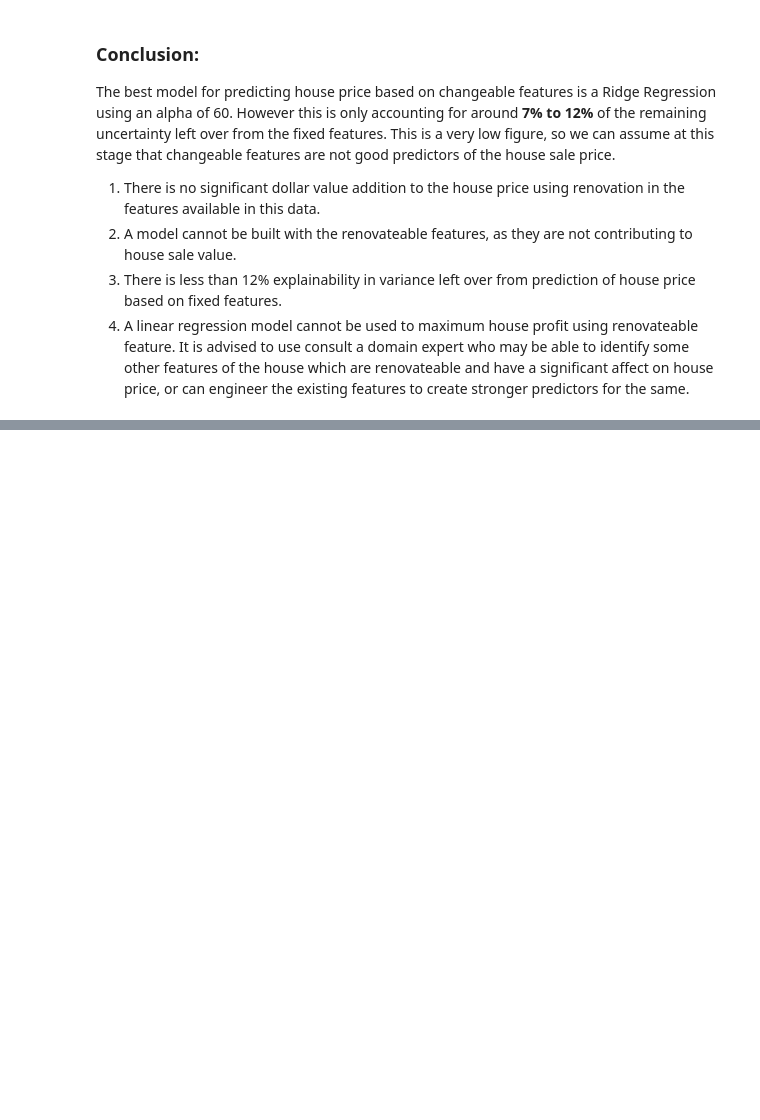
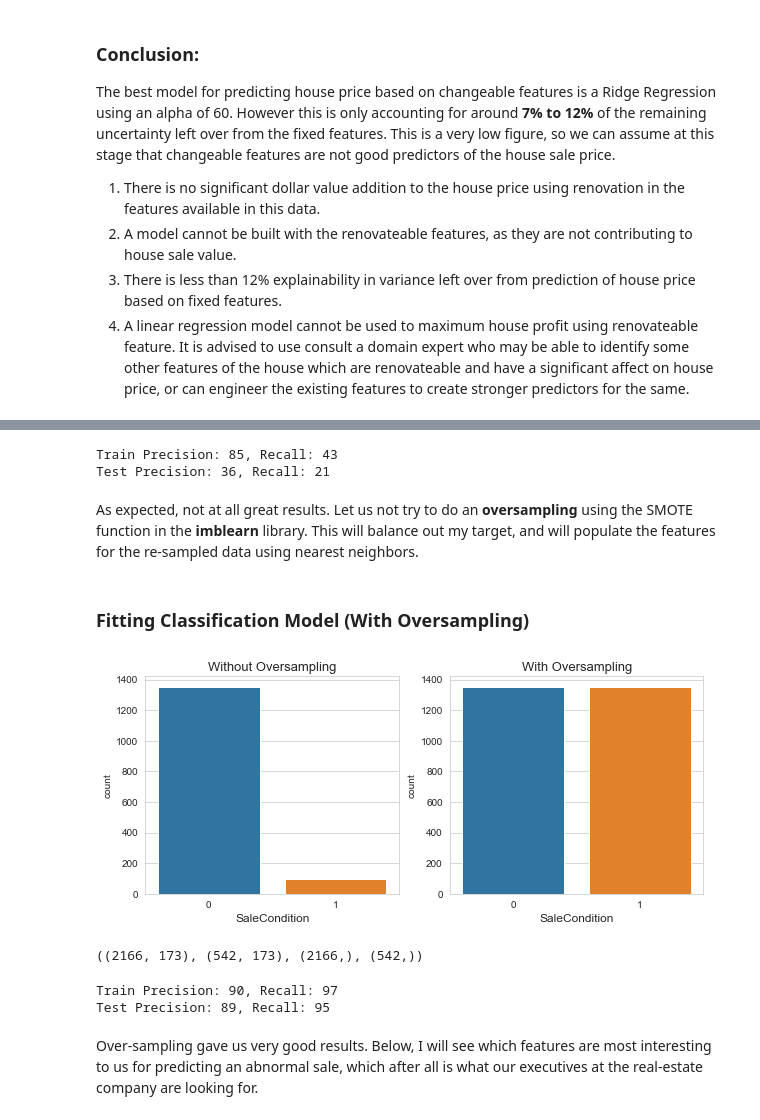
Before and after one commit to saadabbass84/Ames-Housing-Price-Prediction, a Jupyter notebook: Ames Housing Price Prediction.ipynb, the cells around one changed output, grey strips where cells are left out. Cells and saved outputs as stored; diff of their text form; code cells hidden in the pictures; blank space fills up the shorter version.

Commit message:
Oversampling Updated

```diff
--- a/Ames Housing Price Prediction.ipynb
+++ b/Ames Housing Price Prediction.ipynb
@@ -803,0 +899,27 @@ In future I will create a classification model to see if I can accurate predict
+# %%
+# Change object columns to numerical
+qual_dict_1 = {'Ex':5, 'Gd':4, 'TA':3, 'Fa':2, 'Po':1, 'N/A':0}
+housing_abnormal['ExterQual'] = housing_abnormal['ExterQual'].map(lambda x: qual_dict_1[x])
+housing_abnormal['ExterCond'] = housing_abnormal['ExterCond'].map(lambda x: qual_dict_1[x])
+housing_abnormal['BsmtQual'] = housing_abnormal['BsmtQual'].map(lambda x: qual_dict_1[x])
+housing_abnormal['BsmtCond'] = housing_abnormal['BsmtCond'].map(lambda x: qual_dict_1[x])
+housing_abnormal['HeatingQC'] = housing_abnormal['HeatingQC'].map(lambda x: qual_dict_1[x])
+housing_abnormal['KitchenQual'] = housing_abnormal['KitchenQual'].map(lambda x: qual_dict_1[x])
+housing_abnormal['FireplaceQu'] = housing_abnormal['FireplaceQu'].map(lambda x: qual_dict_1[x])
+housing_abnormal['GarageQual'] = housing_abnormal['GarageQual'].map(lambda x: qual_dict_1[x])
+housing_abnormal['GarageCond'] = housing_abnormal['GarageCond'].map(lambda x: qual_dict_1[x])
+
+bsmtexp_dict = {'Gd':4,'Av':3, 'Mn':2, 'No':1, 'N/A':0}
+housing_abnormal['BsmtExposure'] = housing_abnormal['BsmtExposure'].map(lambda x: bsmtexp_dict[x])
+
+housing_abnormal['LotShape'] = housing_abnormal['LotShape'].apply(lambda x: 1 if x=='Reg' else 0)
+housing_abnormal['LotConfig'] = housing_abnormal['LotConfig'].apply(lambda x: 1 if x=='Inside' else 0)
+housing_abnormal['RoofStyle'] = housing_abnormal['RoofStyle'].apply(lambda x: 1 if x=='Gable' else 0)
+housing_abnormal['Heating'] = housing_abnormal['Heating'].apply(lambda x: 1 if x=='GasA' else 0)
+housing_abnormal['CentralAir'] = housing_abnormal['CentralAir'].map(lambda x: 1 if x=='Y' else 0)
+
+housing_abnormal['PavedDrive'] = housing_abnormal['PavedDrive'].map(lambda x: 1 if x=='Y' else 0.5 if x=='P' else 0)
+
+# Rename columns
+housing_abnormal = housing_abnormal.rename({'LotShape':'LotShape_Reg', 'LotConfig':'LotConfig_Inside',
+                                            'RoofStyle':'RoofStyle_Gable', 'Heating':'Heating_GasA'})
@@ -803,0 +930,3 @@ In future I will create a classification model to see if I can accurate predict
+# %%
+target = housing_abnormal['SaleCondition']
+features = housing_abnormal.drop('SaleCondition', axis=1)
@@ -803,0 +948,35 @@ In future I will create a classification model to see if I can accurate predict
+# %%
+lr = LogisticRegression().fit(X_train_ss, y_train)
+train_preds = lr.predict(X_train_ss)
+test_preds = lr.predict(X_test_ss)
+
+train_precision, train_recall, _, _ = precision_recall_fscore_support(y_train, train_preds)
+test_precision, test_recall, _, _ = precision_recall_fscore_support(y_test, test_preds)
+
+print('Train Precision: {:.2g}, Recall: {:.2g}'.format(train_precision[1]*100, train_recall[1]*100))
+print('Test Precision: {:.2g}, Recall: {:.2g}'.format(test_precision[1]*100, test_recall[1]*100))
+# %% [output]
+Train Precision: 85, Recall: 43
+Test Precision: 36, Recall: 21
+# %% [markdown]
+As expected, not at all great results. Let us not try to do an **oversampling** using the SMOTE function in the **imblearn** library. This will balance out my target, and will populate the features for the re-sampled data using nearest neighbors.
+# %% [markdown]
+### Fitting Classification Model (With Oversampling)
+# %%
+features_res, target_res = SMOTE().fit_resample(features, target)
+# %%
+fig, ax = plt.subplots(1,2, figsize=(10,4))
+sns.countplot(x=target, ax=ax[0])
+sns.countplot(x=target_res, ax=ax[1])
+ax[0].set_xlabel('SaleCondition', fontsize=12)
+ax[0].set_title('Without Oversampling', fontsize=13)
+ax[1].set_xlabel('SaleCondition', fontsize=12)
+ax[1].set_title('With Oversampling', fontsize=13)
+plt.show()
+# %% [output]
+[figure, added]
+# %%
+X_train, X_test, y_train, y_test = train_test_split(features_res, target_res, test_size=0.2, shuffle=True)
+X_train.shape, X_test.shape, y_train.shape, y_test.shape
+# %% [output]
+((2166, 173), (542, 173), (2166,), (542,))
@@ -803,0 +987,15 @@ In future I will create a classification model to see if I can accurate predict
+# %%
+lr_res = LogisticRegression().fit(X_train_ss, y_train)
+train_preds = lr_res.predict(X_train_ss)
+test_preds = lr_res.predict(X_test_ss)
+
+train_precision, train_recall, _, _ = precision_recall_fscore_support(y_train, train_preds)
+test_precision, test_recall, _, _ = precision_recall_fscore_support(y_test, test_preds)
+
+print('Train Precision: {:.2g}, Recall: {:.2g}'.format(train_precision[1]*100, train_recall[1]*100))
+print('Test Precision: {:.2g}, Recall: {:.2g}'.format(test_precision[1]*100, test_recall[1]*100))
+# %% [output]
+Train Precision: 90, Recall: 97
+Test Precision: 89, Recall: 95
+# %% [markdown]
+Over-sampling gave us very good results. Below, I will see which features are most interesting to us for predicting an abnormal sale, which after all is what our executives at the real-estate company are looking for.
```
Also changed, not shown: parts of 24 cells of this notebook, 7 other files.
